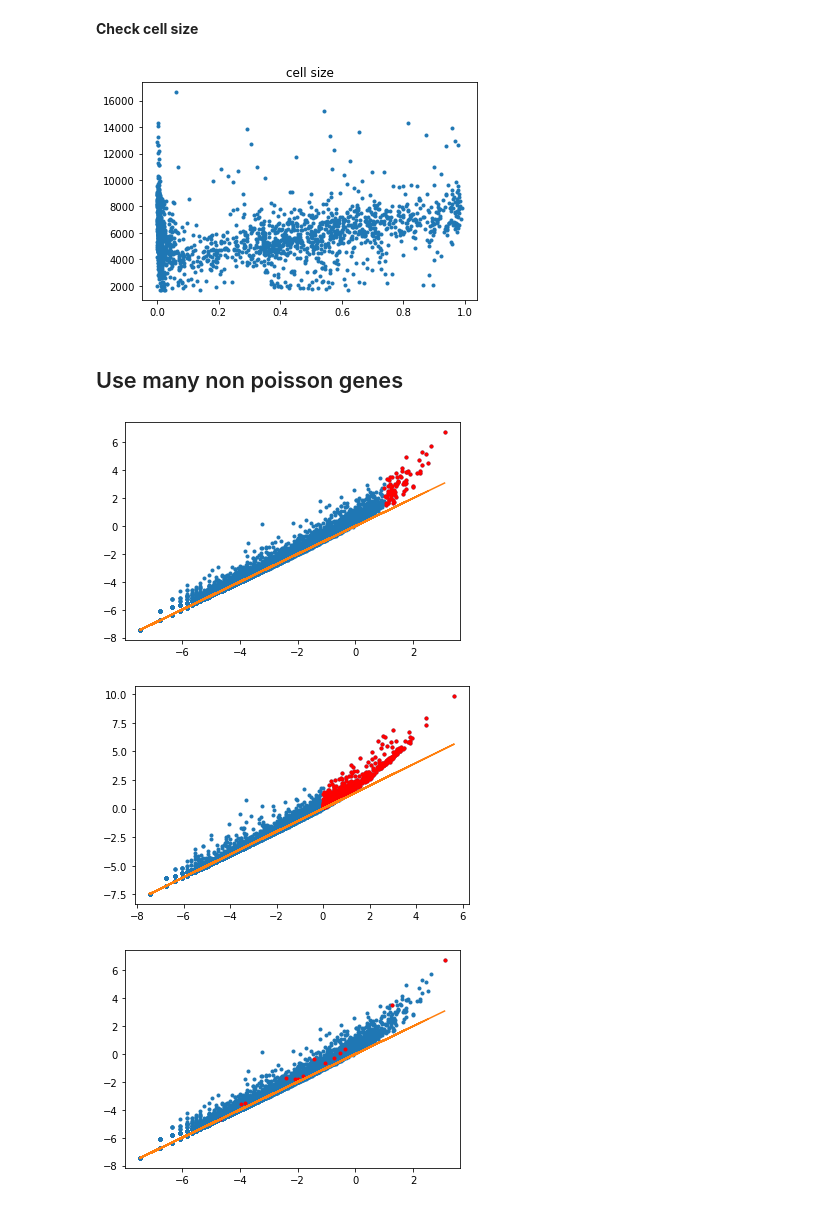
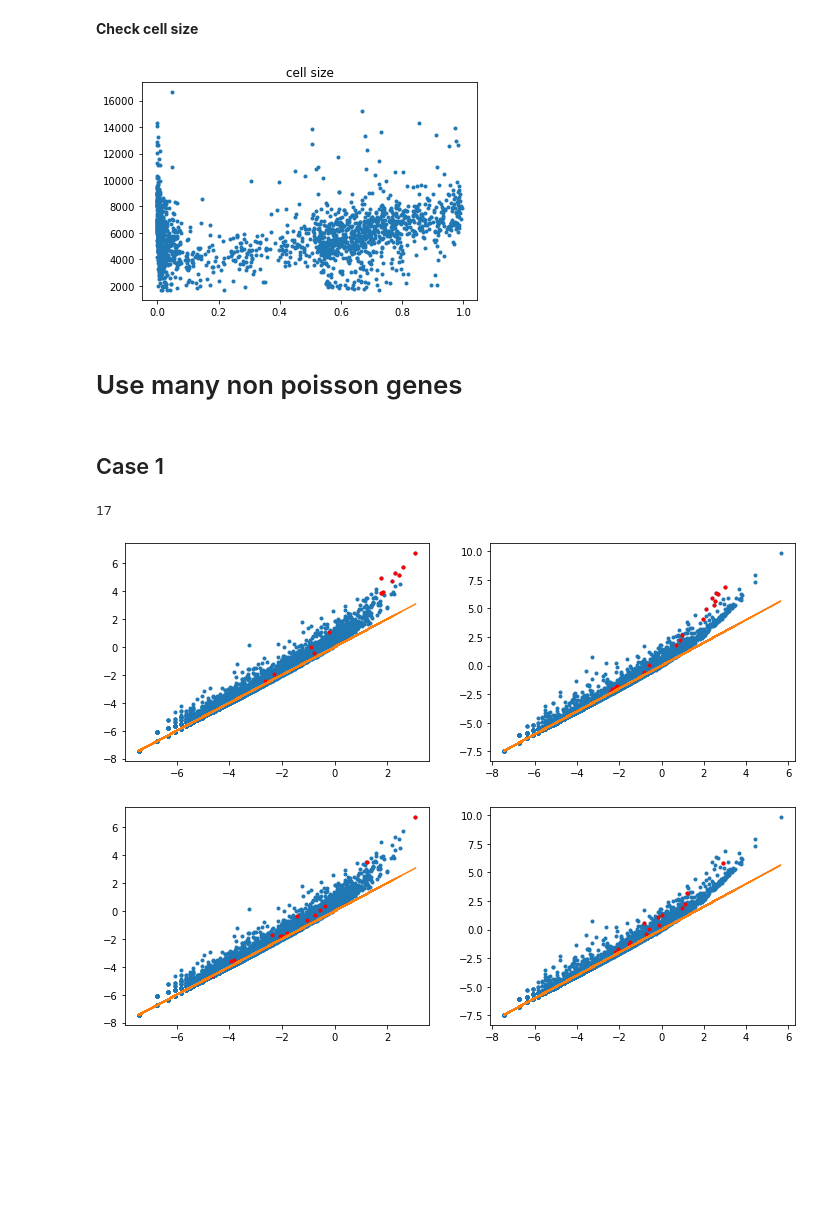
Before and after one commit to pachterlab/FGP_2024, a Jupyter notebook: forebrain.ipynb, the cells around one changed output. Cells and saved outputs as stored; diff of their text form; code cells hidden in the pictures; blank space fills up the shorter version.

```diff
--- a/forebrain.ipynb
+++ b/forebrain.ipynb
@@ -135,0 +107,6 @@ Index(['FAM138A', 'RP11-34P13.7', 'RP11-34P13.8', 'AL627309.1',
+# %%
+import scanpy
+
+adata = scanpy.read('data/hgForebrainGlut.loom')
+adata.var_names_make_unique
+adata
@@ -179,42 +214,52 @@ plt.legend();
 # %% [markdown]
 **Check cell size**
 # %%
+weight=weight_hist[-1]
 m=np.shape(weight)[1]
 h=np.linspace(0,1,m)
 t_hat=np.sum(weight*h[None,:],axis=1)
 plt.plot(t_hat,np.sum(adata.layers["spliced"],axis=1),'.');
 plt.title("cell size");
 # %% [output]
-[figure, old version]
+[figure, new version]
 # %% [markdown]
-## Use many non poisson genes
+# Use many non poisson genes
+# %% [markdown]
+## Case 1
 # %%
 U=adata.layers["unspliced"][:,:].toarray()
 S=adata.layers["spliced"][:,:].toarray()
 # %%
 U_mu = np.mean(U,axis=0)
 U_var = np.mean((U-U_mu[None,:])**2,axis=0)
-idx=U_mu>np.exp(1)
-plt.plot(np.log(U_mu),np.log(U_var),'.');
-plt.plot(np.log(U_mu[idx]),np.log(U_var[idx]),'r.');
-plt.plot(np.log(U_mu),np.log(U_mu));
+S_mu = np.mean(S,axis=0)
+S_var = np.mean((S-S_mu[None,:])**2,axis=0)
+
+idx=( ((U_mu>5) &  ((U_var/U_mu-1)/U_mu>1)) | ((S_mu>5) & ((S_var/S_mu-1)/S_mu>1)) )
+print(np.sum(idx))
+
+fig, axs = plt.subplots(1,2,figsize=(12,4))
+axs[0].plot(np.log(U_mu),np.log(U_var),'.');
+axs[0].plot(np.log(U_mu[idx]),np.log(U_var[idx]),'r.');
+axs[0].plot(np.log(U_mu),np.log(U_mu));
+
+axs[1].plot(np.log(S_mu),np.log(S_var),'.');
+axs[1].plot(np.log(S_mu[idx]),np.log(S_var[idx]),'r.');
+axs[1].plot(np.log(S_mu),np.log(S_mu));
 # %% [output]
+17
-[figure, old version]
+[figure, new version]
 # %%
-S_mu = np.mean(S,axis=0)
-S_var = np.mean((S-S_mu[None,:])**2,axis=0)
-idx=(S_mu>np.exp(0)) & ((S_var/S_mu-1)/S_mu>0.1)
-plt.plot(np.log(S_mu),np.log(S_var),'.');
-plt.plot(np.log(S_mu[idx]),np.log(S_var[idx]),'r.');
-plt.plot(np.log(S_mu),np.log(S_mu));
+fig, axs = plt.subplots(1,2,figsize=(12,4))
+axs[0].plot(np.log(U_mu),np.log(U_var),'.');
+axs[0].plot(np.log(U_mu[marker_idx]),np.log(U_var[marker_idx]),'r.');
+axs[0].plot(np.log(U_mu),np.log(U_mu));
+
+axs[1].plot(np.log(S_mu),np.log(S_var),'.');
+axs[1].plot(np.log(S_mu[marker_idx]),np.log(S_var[marker_idx]),'r.');
+axs[1].plot(np.log(S_mu),np.log(S_mu));
 # %% [output]
-[figure, old version]
+[figure, new version]
-# %%
-plt.plot(np.log(U_mu),np.log(U_var),'.');
-plt.plot(np.log(U_mu[marker_idx]),np.log(U_var[marker_idx]),'r.');
-plt.plot(np.log(U_mu),np.log(U_mu));
-# %% [output]
-[figure, removed]
 # %%
 gene_list=adata.var_names[idx]
 u=adata.layers["unspliced"][:,idx].toarray()
```
Also changed, not shown: parts of 53 cells of this notebook, 16 other files.
